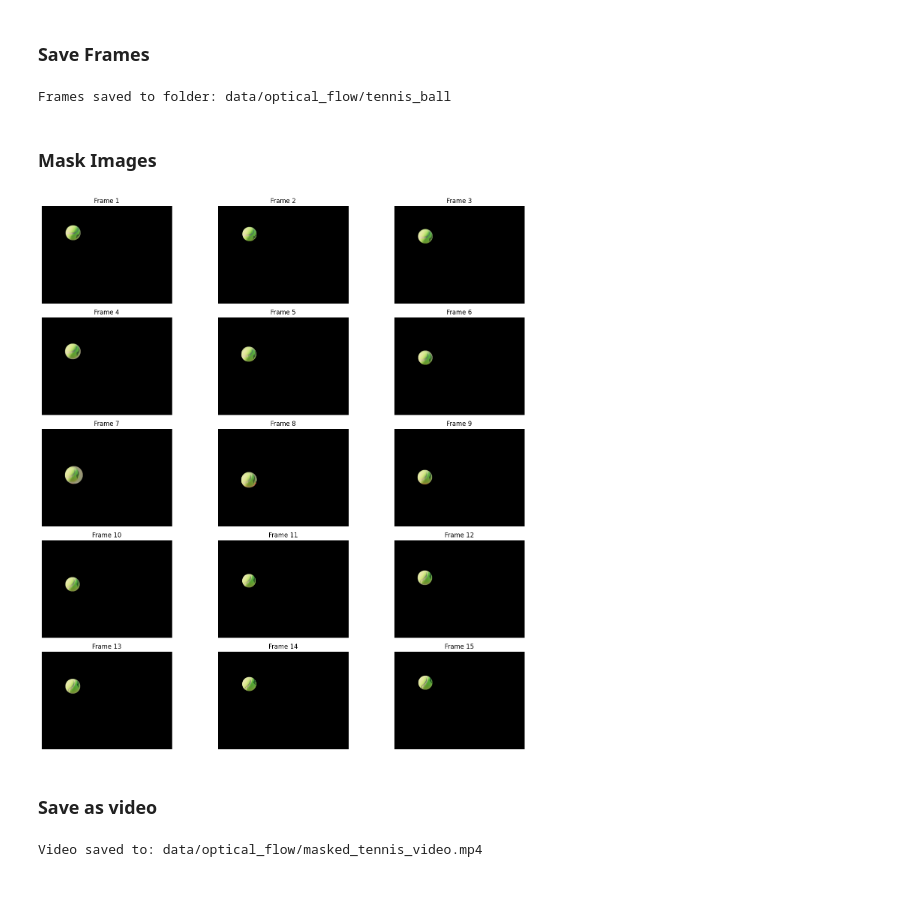
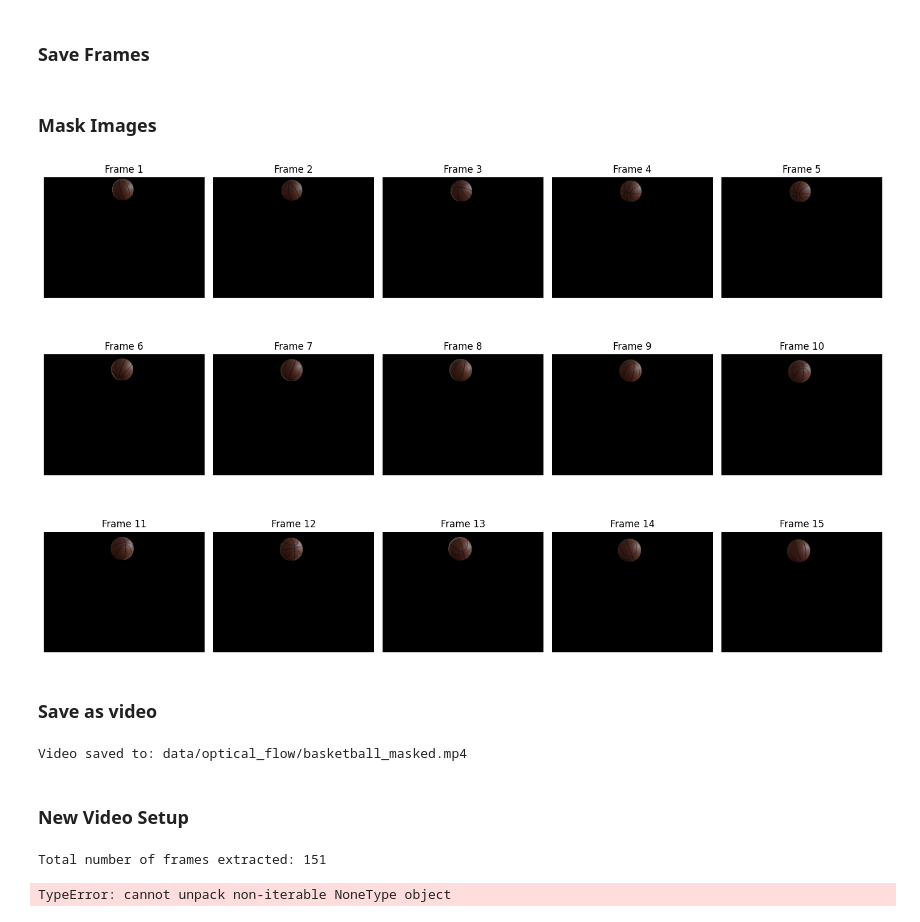
Before and after one commit to taylorj8/final_project, a Jupyter notebook: optical_flow.ipynb, the cells around one changed output. Cells and saved outputs as stored; diff of their text form; code cells hidden in the pictures; blank space fills up the shorter version.

```diff
--- a/optical_flow.ipynb
+++ b/optical_flow.ipynb
@@ -47,9 +47,10 @@ import matplotlib.pyplot as plt
 from sys import maxsize as max_int
 import numpy as np
 from tqdm import tqdm
+from collections import Counter
 
 
-def detect_circles(image: np.ndarray, max_circles = max_int, threshold = 1) -> np.ndarray:
+def detect_circles(image: np.ndarray, max_radius: int, max_circles = max_int, threshold = 1) -> np.ndarray:
     circles: Optional[np.ndarray] = None
     threshold = 100
     image = cv2.cvtColor(image, cv2.COLOR_BGR2GRAY)
@@ -66,7 +67,7 @@ def detect_circles(image: np.ndarray, max_circles = max_int, threshold = 1) -> n
             param1=threshold,
             param2=threshold,
             minRadius=50,
-            maxRadius=70
+            maxRadius=max_radius
         )
         if circles is not None or threshold <= 5:
             break
@@ -81,9 +82,9 @@ def detect_circles(image: np.ndarray, max_circles = max_int, threshold = 1) -> n
     return circles[:max_circles]
 
 
-def identify_ball(model: keras.Sequential, image: np.ndarray) -> Tuple[str, int, np.ndarray]:
+def identify_ball(model: keras.Sequential, image: np.ndarray, max_radius: int) -> Tuple[str, int, np.ndarray]:
     # Preprocess the image
-    circles = detect_circles(image, max_circles=5)
+    circles = detect_circles(image, max_radius=max_radius, max_circles=5)
     cropped_images = crop_to_circle(image, circles)
     if not cropped_images:
         return None, "No ball detected", 0, None
@@ -106,15 +107,17 @@ def identify_ball(model: keras.Sequential, image: np.ndarray) -> Tuple[str, int,
     return best_class, round(best_prob * 100), circles[best_idx]
 
 
-labels = []
-circles = []
-for frame in tqdm(frames):
-    label, prob, circle = identify_ball(model, frame)
-    name = f"{label} ({prob}%)"
-    x, y, r = circle
-    position = (x, y - r - 50)
-    labels.append((name, position))
-    circles.append(circle)
+def get_labels_and_circles(model: keras.Sequential, frames: List[np.ndarray], max_radius: int = 150) -> Tuple[List[str], List[np.ndarray]]:
+    labels = []
+    circles = []
+    for frame in tqdm(frames):
+        label, prob, circle = identify_ball(model, frame, max_radius)
+        name = f"{label} ({prob}%)"
+        x, y, r = circle
+        position = (x, y - r - 50)
+        labels.append((name, position))
+        circles.append(circle)
+    return labels, circles
 # %% [markdown]
 ### Optical Flow
 # %%
@@ -248,0 +260,6 @@ visualise_optical_flow("data/optical_flow/", "bounce.mp4", "masked_tennis_video.
+# %%
+frames = extract_frames("data/optical_flow/basketball.mp4")
+print(f"Total number of frames extracted: {len(frames)}")
+
+labels, circles = get_labels_and_circles(model, frames, 150)
+visualise_optical_flow("data/optical_flow/", "basketball.mp4", "basketball_masked.mp4", labels)
@@ -259,42 +278,40 @@ def save_frames(frames, folder_path):
 
     for i, frame in enumerate(frames):
         frame_path = os.path.join(folder_path, f"frame_{i:04d}.jpg")
-        cv2.imwrite(frame_path, frame)
+        cv2.imwrite(frame_path, np.array(frame))
 
 # Specify the folder path where you want to save the frames
 folder_path = "data/optical_flow/tennis_ball"
 save_frames(frames, folder_path)
 print(f"Frames saved to folder: {folder_path}")
-# %% [output]
-Frames saved to folder: data/optical_flow/tennis_ball
 # %% [markdown]
 ### Mask Images
 # %%
-def mask_images():
+def mask_images(frames: List[np.ndarray], circles: List[Tuple[int, int, int]]) -> List[np.ndarray]:
     masked_frames = []
     frames_with_circles = list(zip(frames, circles))
     for frame, (x, y, r) in tqdm(frames_with_circles):
         mask = np.zeros_like(frame)
         cv2.circle(mask, (x, y), r, (255, 255, 255), thickness=-1)
         masked_frame = cv2.bitwise_and(frame, mask)
         masked_frames.append(masked_frame)
 
     # Display the first masked frame as an example
-    fig, axes = plt.subplots(5, 3, figsize=(15, 15))
+    fig, axes = plt.subplots(3, 5, figsize=(15, 10))
     for i, ax in enumerate(axes.flat):
         if i < len(masked_frames):
             ax.imshow(cv2.cvtColor(masked_frames[i], cv2.COLOR_BGR2RGB))
             ax.set_title(f"Frame {i+1}")
         ax.axis('off')
     plt.tight_layout()
     plt.show()
 
-    return masked_frames[:-6]
+    return masked_frames
 
 
-masked_frames = mask_images()
+masked_frames = mask_images(frames, circles)
 # %% [output]
-[figure, old version]
+[figure, new version]
 # %% [markdown]
 ### Save as video
 # %%
@@ -310,8 +327,21 @@ def save_video(frames, output_path, fps=30):
     out.release()
 
 # Specify the output video path
-output_video_path = "data/optical_flow/masked_tennis_video.mp4"
+output_video_path = "data/optical_flow/basketball_masked.mp4"
 save_video(masked_frames, output_video_path)
 print(f"Video saved to: {output_video_path}")
 # %% [output]
-Video saved to: data/optical_flow/masked_tennis_video.mp4
+Video saved to: data/optical_flow/basketball_masked.mp4
+# %% [markdown]
+### New Video Setup
+# %%
+video_name = "billiard"
+frames = extract_frames(f"data/optical_flow/{video_name}.mp4")
+print(f"Total number of frames extracted: {len(frames)}")
+
+labels, circles = get_labels_and_circles(model, frames)
+masked_frames = mask_images(frames, circles)
+save_video(masked_frames, f"data/optical_flow/{video_name}_masked.mp4")
+# %% [output]
+Total number of frames extracted: 151
+TypeError: cannot unpack non-iterable NoneType object
```
Also changed, not shown: parts of 6 cells of this notebook, 2 other files.
